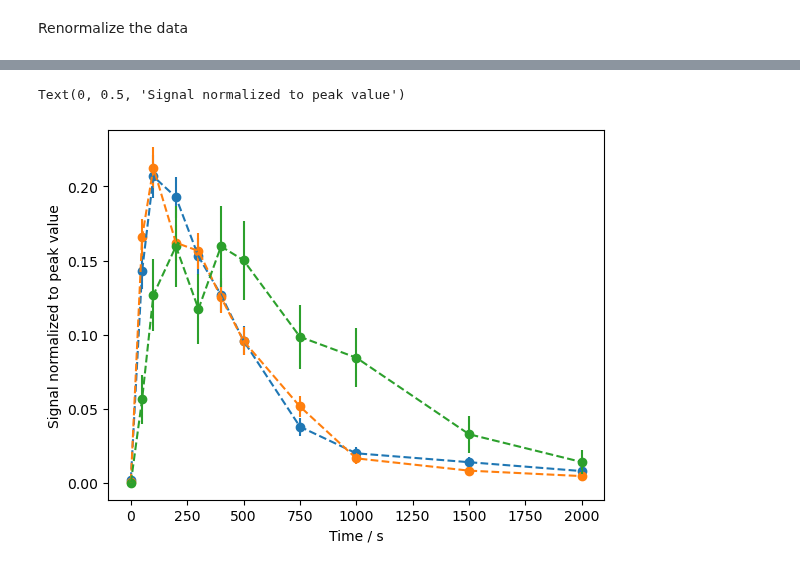
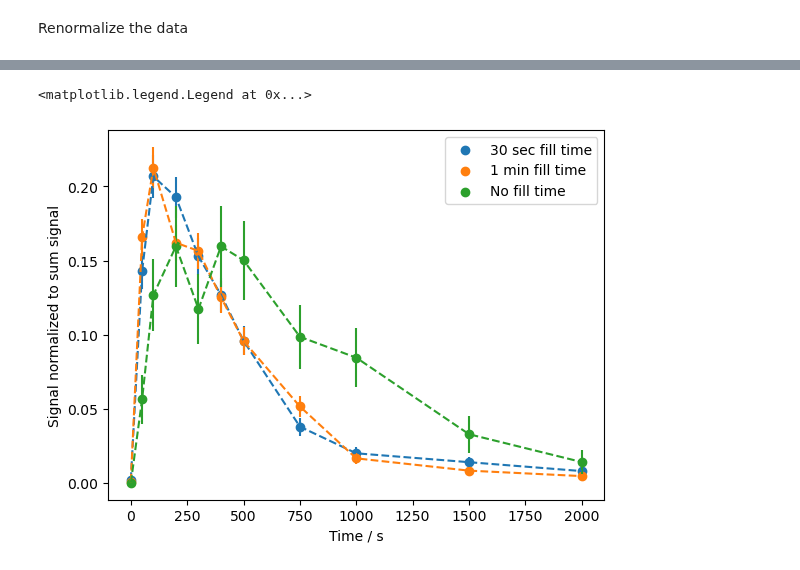
Before and after one commit to EmilLenler/PhD-Work, a Jupyter notebook: Part A Exam/TeX/data_charge_shape_dependence.ipynb, the cells around one changed output, grey strips where cells are left out. Saved outputs shown, nothing was run; the diff lists cells and outputs as text; code cells hidden in the pictures.

```diff
--- a/Part A Exam/TeX/data_charge_shape_dependence.ipynb
+++ b/Part A Exam/TeX/data_charge_shape_dependence.ipynb
@@ -51,15 +54,16 @@ Text(0, 0.5, 'Signal normalized to peak value')
 # %%
 fig,ax = plt.subplots()
 ax.errorbar(delay30sec,counts30sec/np.sum(counts30sec),np.sqrt(counts30sec)/np.sum(counts30sec),ls = '--')
-ax.scatter(delay30sec,(counts30sec)/np.sum(counts30sec))
+ax.scatter(delay30sec,(counts30sec)/np.sum(counts30sec),label = '30 sec fill time')
 
 ax.errorbar(delay1min,(counts1min)/np.sum(counts1min),np.sqrt(counts1min)/np.sum(counts1min),ls = '--')
-ax.scatter(delay1min,(counts1min)/np.sum(counts1min))
+ax.scatter(delay1min,(counts1min)/np.sum(counts1min),label = '1 min fill time')
 
 ax.errorbar(delay0,counts0/np.sum(counts0),np.sqrt(counts0)/np.sum(counts0),ls = '--')
-ax.scatter(delay0,(counts0)/np.sum(counts0))
+ax.scatter(delay0,(counts0)/np.sum(counts0), label = 'No fill time')
 ax.set_xlabel('Time / s')
 ax.set_ylabel('Signal normalized to sum signal')
+ax.legend()
 # %% [output]
-Text(0, 0.5, 'Signal normalized to peak value')
+<matplotlib.legend.Legend at 0x...>
-[figure, old version]
+[figure, new version]
```
Also changed, not shown: parts of 2 cells of this notebook, 26 other files.
